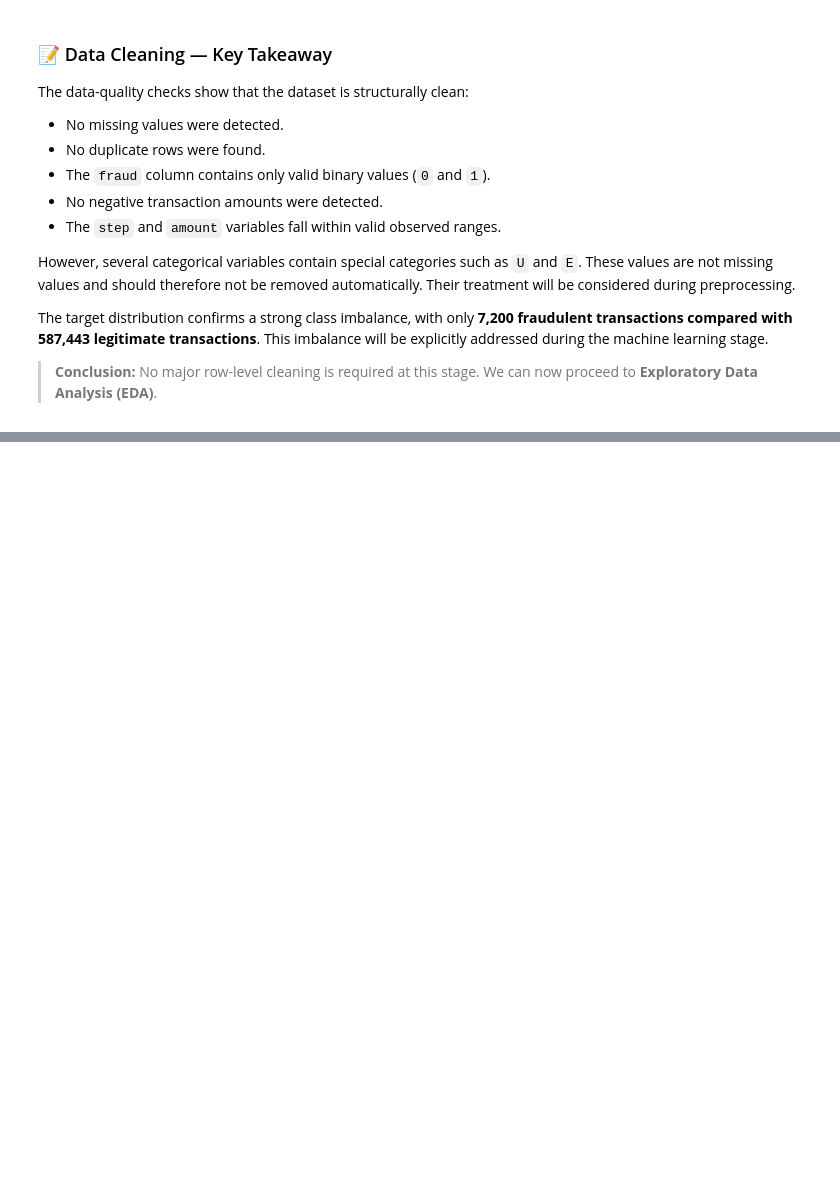
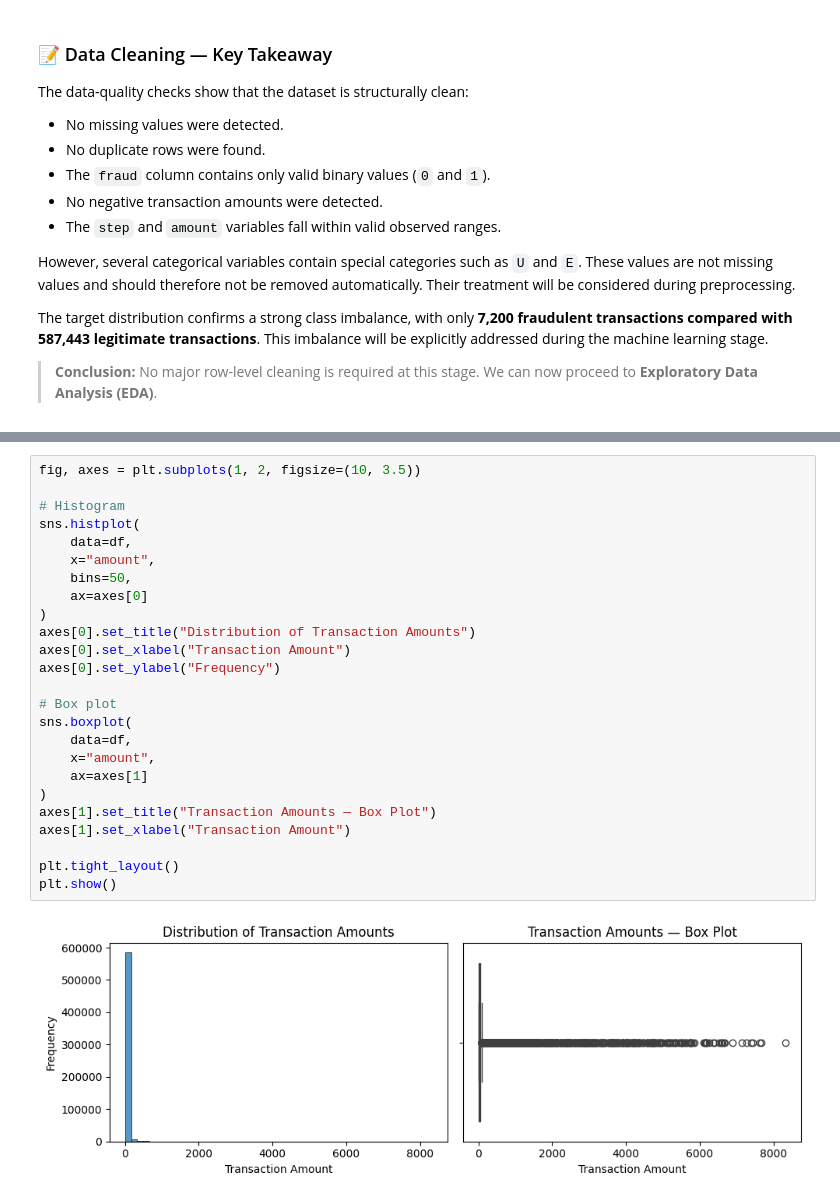
Before and after one commit to niharika-1806/Financial-Fraud-Detection, a Jupyter notebook: Project.ipynb, the cells around one changed output, grey strips where cells are left out. Cells and saved outputs as stored; diff of their text form; blank space fills up the shorter version.

```diff
--- a/Project.ipynb
+++ b/Project.ipynb
@@ -263,0 +345,27 @@ The target distribution confirms a strong class imbalance, with only **7,200 fra
+# %%
+fig, axes = plt.subplots(1, 2, figsize=(10, 3.5))
+
+# Histogram
+sns.histplot(
+    data=df,
+    x="amount",
+    bins=50,
+    ax=axes[0]
+)
+axes[0].set_title("Distribution of Transaction Amounts")
+axes[0].set_xlabel("Transaction Amount")
+axes[0].set_ylabel("Frequency")
+
+# Box plot
+sns.boxplot(
+    data=df,
+    x="amount",
+    ax=axes[1]
+)
+axes[1].set_title("Transaction Amounts — Box Plot")
+axes[1].set_xlabel("Transaction Amount")
+
+plt.tight_layout()
+plt.show()
+# %% [output]
+[figure, added]
```
Also changed, not shown: parts of 53 cells of this notebook.
